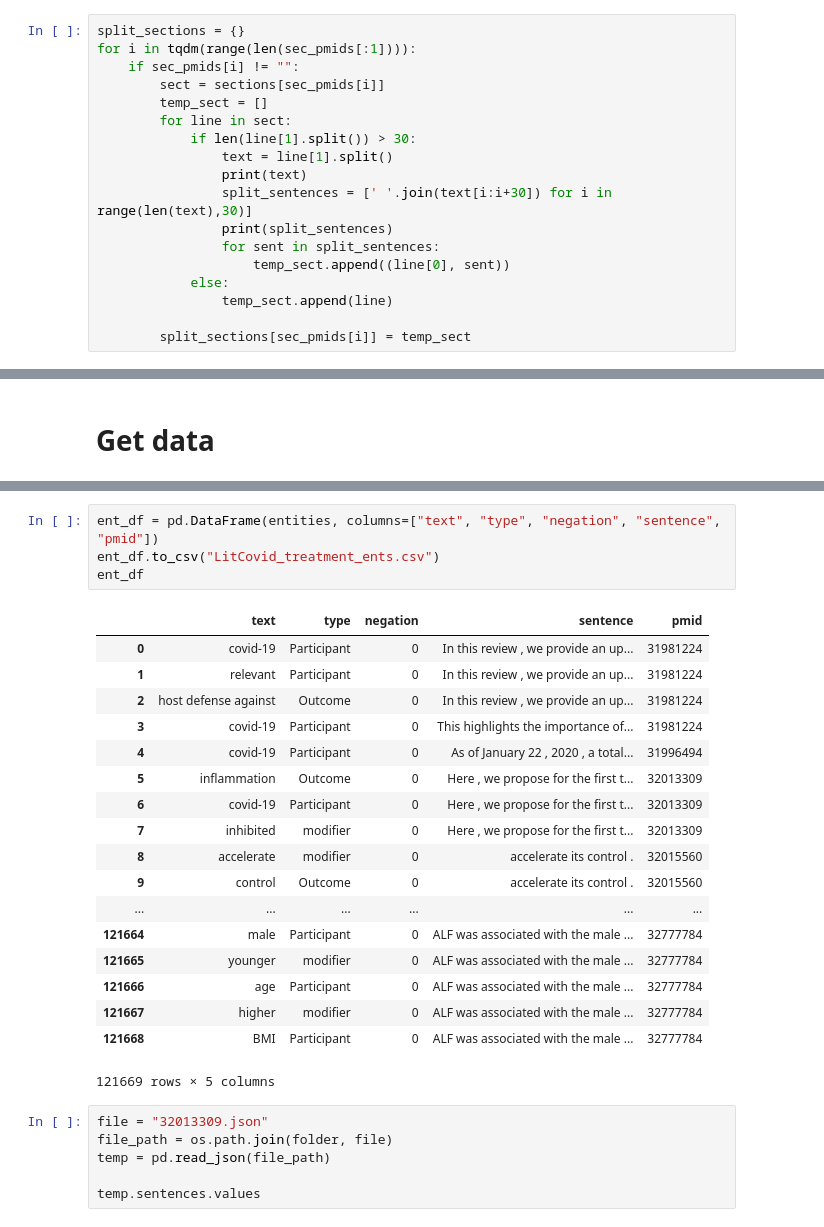
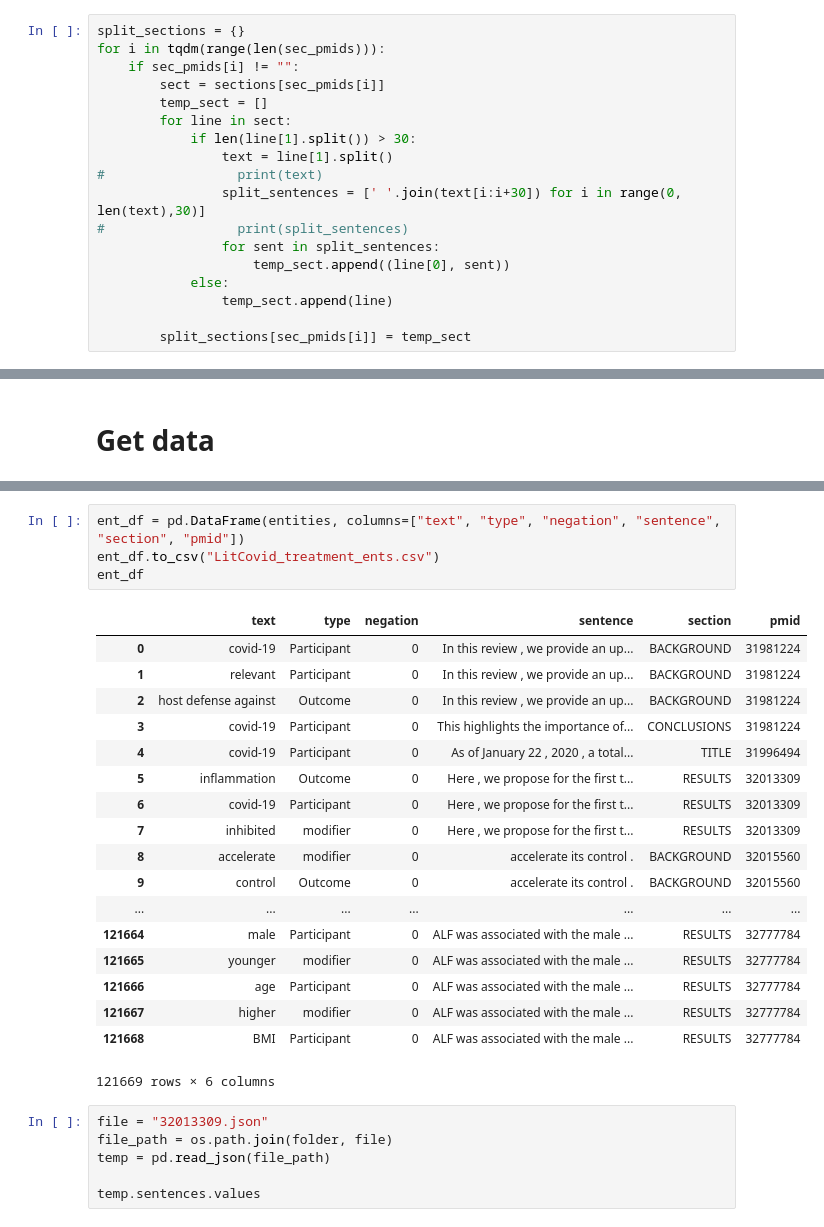
Before and after one commit to dr-haoliu/PICOElementMapProject, a Jupyter notebook: Litcovid Data Processor.ipynb, the cells around one changed output, grey strips where cells are left out. Saved outputs shown, nothing was run; the diff lists cells and outputs as text.

Commit message:
added functionalities to exploratory analysis; finished labelling the pmids

```diff
--- a/Litcovid Data Processor.ipynb
+++ b/Litcovid Data Processor.ipynb
@@ -32,16 +32,16 @@ for i in range(len(sec_pmids)):
         sections[sec_pmids[i]] = [(t.split("||")[0], t.split("||")[1]) for t in sec_classes[i].split("\n")]
 # %%
 split_sections = {}
-for i in tqdm(range(len(sec_pmids[:1]))):
+for i in tqdm(range(len(sec_pmids))):
     if sec_pmids[i] != "":
         sect = sections[sec_pmids[i]]
         temp_sect = []
         for line in sect:
             if len(line[1].split()) > 30:
                 text = line[1].split()
-                print(text)
-                split_sentences = [' '.join(text[i:i+30]) for i in range(len(text),30)]
-                print(split_sentences)
+#                 print(text)
+                split_sentences = [' '.join(text[i:i+30]) for i in range(0, len(text),30)]
+#                 print(split_sentences)
                 for sent in split_sentences:
                     temp_sect.append((line[0], sent))
             else:
@@ -193,26 +197,26 @@ for file in tqdm(dirs, desc = "dirs"):
 # %%
-ent_df = pd.DataFrame(entities, columns=["text", "type", "negation", "sentence", "pmid"])
+ent_df = pd.DataFrame(entities, columns=["text", "type", "negation", "sentence", "section", "pmid"])
 ent_df.to_csv("LitCovid_treatment_ents.csv")
 ent_df
 # %% [output]
-|  | text | type | negation | sentence | pmid |
-| 0 | covid-19 | Participant | 0 | In this review , we provide an up... | 31981224 |
-| 1 | relevant | Participant | 0 | In this review , we provide an up... | 31981224 |
-| 2 | host defense against | Outcome | 0 | In this review , we provide an up... | 31981224 |
-| 3 | covid-19 | Participant | 0 | This highlights the importance of... | 31981224 |
-| 4 | covid-19 | Participant | 0 | As of January 22 , 2020 , a total... | 31996494 |
-| 5 | inflammation | Outcome | 0 | Here , we propose for the first t... | 32013309 |
-| 6 | covid-19 | Participant | 0 | Here , we propose for the first t... | 32013309 |
-| 7 | inhibited | modifier | 0 | Here , we propose for the first t... | 32013309 |
-| 8 | accelerate | modifier | 0 | accelerate its control . | 32015560 |
-| 9 | control | Outcome | 0 | accelerate its control . | 32015560 |
-| ... | ... | ... | ... | ... | ... |
-| 121664 | male | Participant | 0 | ALF was associated with the male ... | 32777784 |
-| 121665 | younger | modifier | 0 | ALF was associated with the male ... | 32777784 |
-| 121666 | age | Participant | 0 | ALF was associated with the male ... | 32777784 |
-| 121667 | higher | modifier | 0 | ALF was associated with the male ... | 32777784 |
-| 121668 | BMI | Participant | 0 | ALF was associated with the male ... | 32777784 |
+|  | text | type | negation | sentence | section | pmid |
+| 0 | covid-19 | Participant | 0 | In this review , we provide an up... | BACKGROUND | 31981224 |
+| 1 | relevant | Participant | 0 | In this review , we provide an up... | BACKGROUND | 31981224 |
+| 2 | host defense against | Outcome | 0 | In this review , we provide an up... | BACKGROUND | 31981224 |
+| 3 | covid-19 | Participant | 0 | This highlights the importance of... | CONCLUSIONS | 31981224 |
+| 4 | covid-19 | Participant | 0 | As of January 22 , 2020 , a total... | TITLE | 31996494 |
+| 5 | inflammation | Outcome | 0 | Here , we propose for the first t... | RESULTS | 32013309 |
+| 6 | covid-19 | Participant | 0 | Here , we propose for the first t... | RESULTS | 32013309 |
+| 7 | inhibited | modifier | 0 | Here , we propose for the first t... | RESULTS | 32013309 |
+| 8 | accelerate | modifier | 0 | accelerate its control . | BACKGROUND | 32015560 |
+| 9 | control | Outcome | 0 | accelerate its control . | BACKGROUND | 32015560 |
+| ... | ... | ... | ... | ... | ... | ... |
+| 121664 | male | Participant | 0 | ALF was associated with the male ... | RESULTS | 32777784 |
+| 121665 | younger | modifier | 0 | ALF was associated with the male ... | RESULTS | 32777784 |
+| 121666 | age | Participant | 0 | ALF was associated with the male ... | RESULTS | 32777784 |
+| 121667 | higher | modifier | 0 | ALF was associated with the male ... | RESULTS | 32777784 |
+| 121668 | BMI | Participant | 0 | ALF was associated with the male ... | RESULTS | 32777784 |
-121669 rows × 5 columns
+121669 rows × 6 columns
 # %%
 file = "32013309.json"
 file_path = os.path.join(folder, file)
```
Also changed, not shown: parts of 2 cells of this notebook, 3 other files.
